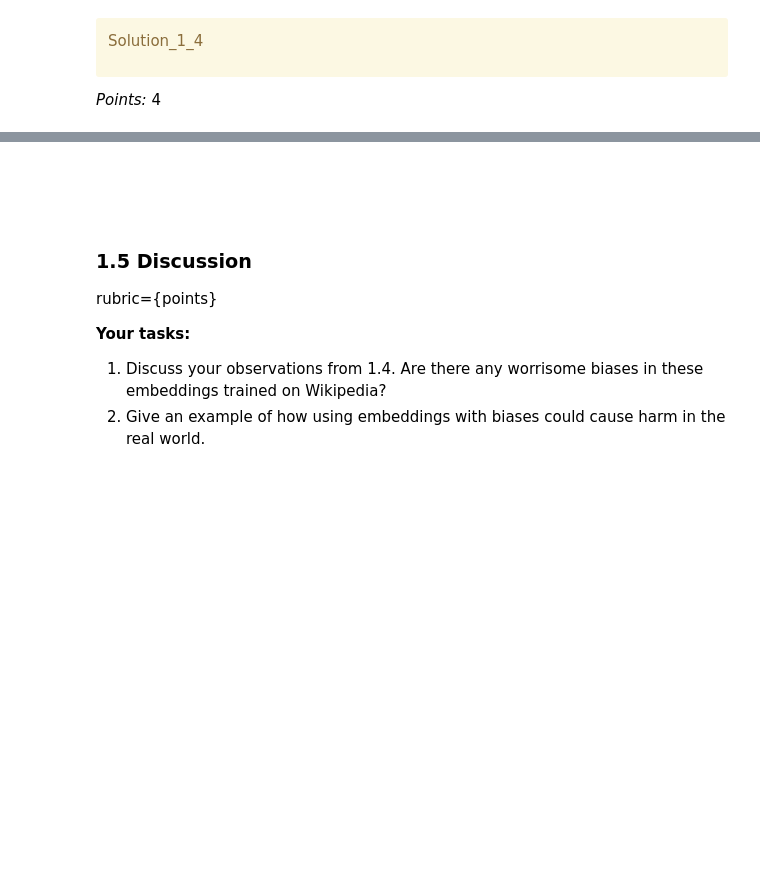
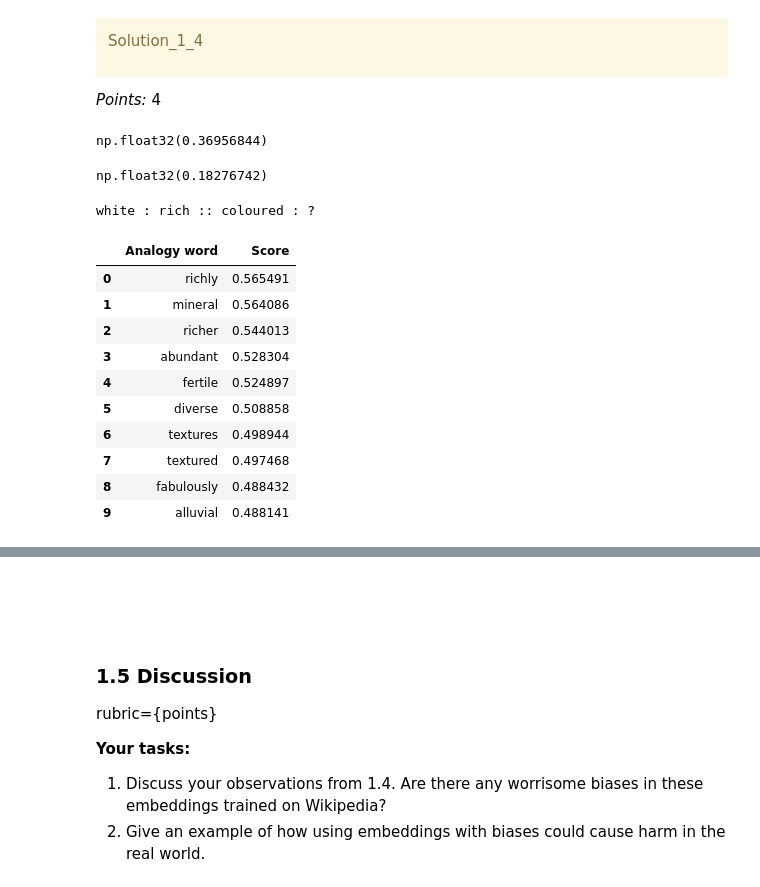
Before and after one commit to divagandhi/hw7, a Jupyter notebook: hw7.ipynb, the cells around one changed output, grey strips where cells are left out. Drawn from its saved outputs; the diff is of its cells as text; code cells hidden in the pictures; blank space fills up the shorter version.

```diff
--- a/hw7.ipynb
+++ b/hw7.ipynb
@@ -333,9 +350,26 @@ Solution_1_4
 
 _Points:_ 4
 # %%
-...
+glove_wiki_vectors.similarity("indian", "violence")
+# %% [output]
+np.float32(0.36956844)
 # %%
-...
+glove_wiki_vectors.similarity("canadian", "violence")
+# %% [output]
+np.float32(0.18276742)
 # %%
-...
+analogy("white", "rich", "coloured")
+# %% [output]
+white : rich :: coloured : ?
+|  | Analogy word | Score |
+| 0 | richly | 0.565491 |
+| 1 | mineral | 0.564086 |
+| 2 | richer | 0.544013 |
+| 3 | abundant | 0.528304 |
+| 4 | fertile | 0.524897 |
+| 5 | diverse | 0.508858 |
+| 6 | textures | 0.498944 |
+| 7 | textured | 0.497468 |
+| 8 | fabulously | 0.488432 |
+| 9 | alluvial | 0.488141 |
 # %%
```
Also changed, not shown: parts of 9 cells of this notebook.
